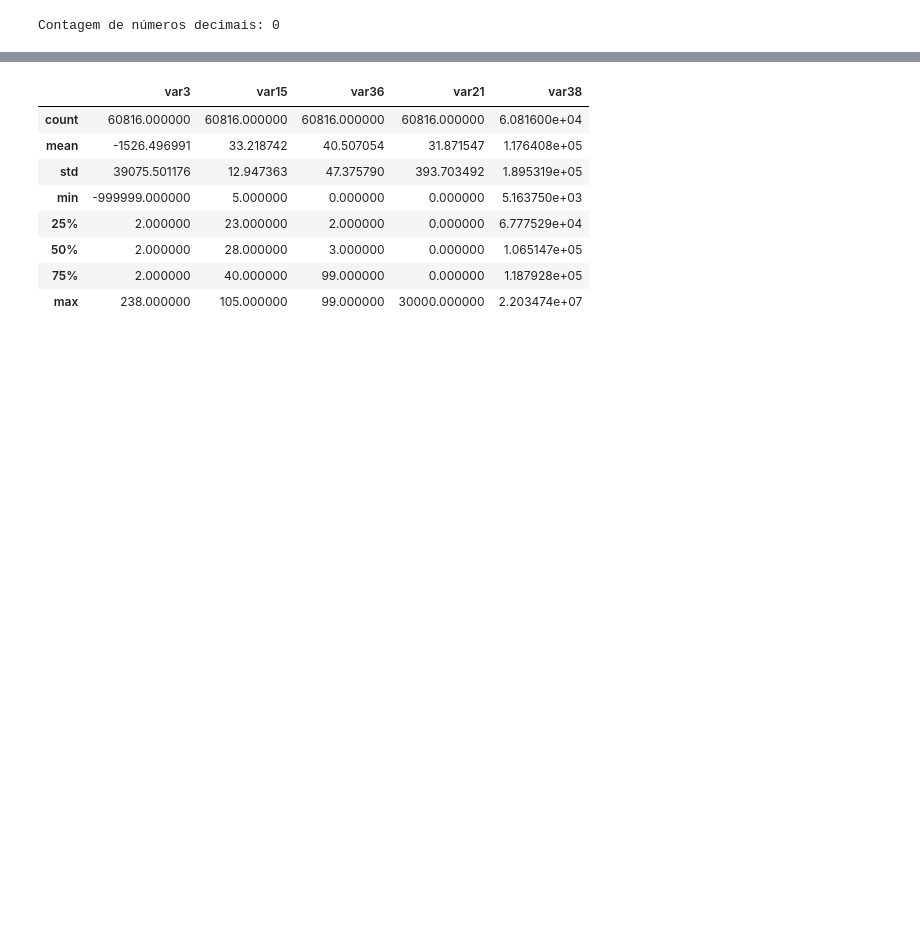
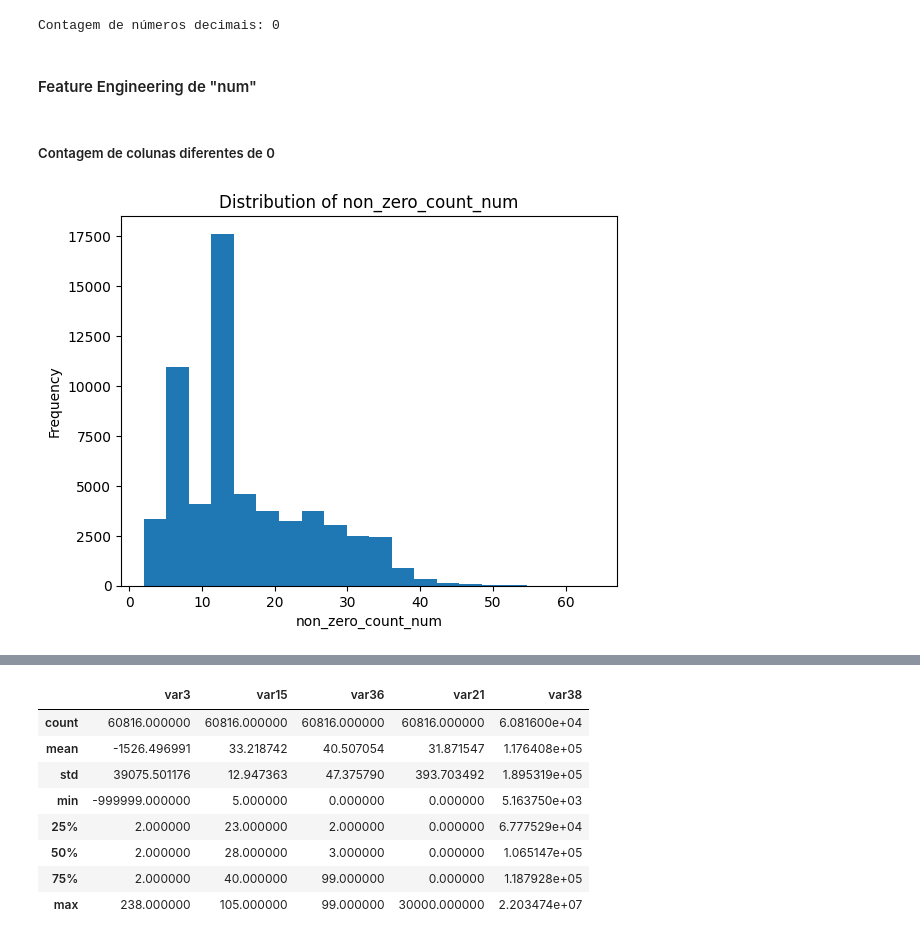
Before and after one commit to FelipeViacava/data-masters-case, a Jupyter notebook: 01-eda.ipynb, the cells around one changed output, grey strips where cells are left out. Drawn from its saved outputs; the diff is of its cells as text; code cells hidden in the pictures; blank space fills up the shorter version.

```diff
--- a/01-eda.ipynb
+++ b/01-eda.ipynb
@@ -774,3 +780,7 @@ nfloat = df[num_cols].applymap(lambda x: 0 if x%1 == 0 else 1).sum().sum()
 print(f"Contagem de números decimais: {nfloat}")
 # %% [output]
 Contagem de números decimais: 0
+# %% [markdown]
+#### Feature Engineering de "num"
+# %% [markdown]
+##### Contagem de colunas diferentes de 0
@@ -776,0 +791,4 @@ Contagem de números decimais: 0
+# %%
+cv.histplot(df, "non_zero_count_num", nbins=20)
+# %% [output]
+[figure, added]
```
Also changed, not shown: parts of 40 cells of this notebook, 2 other files.
